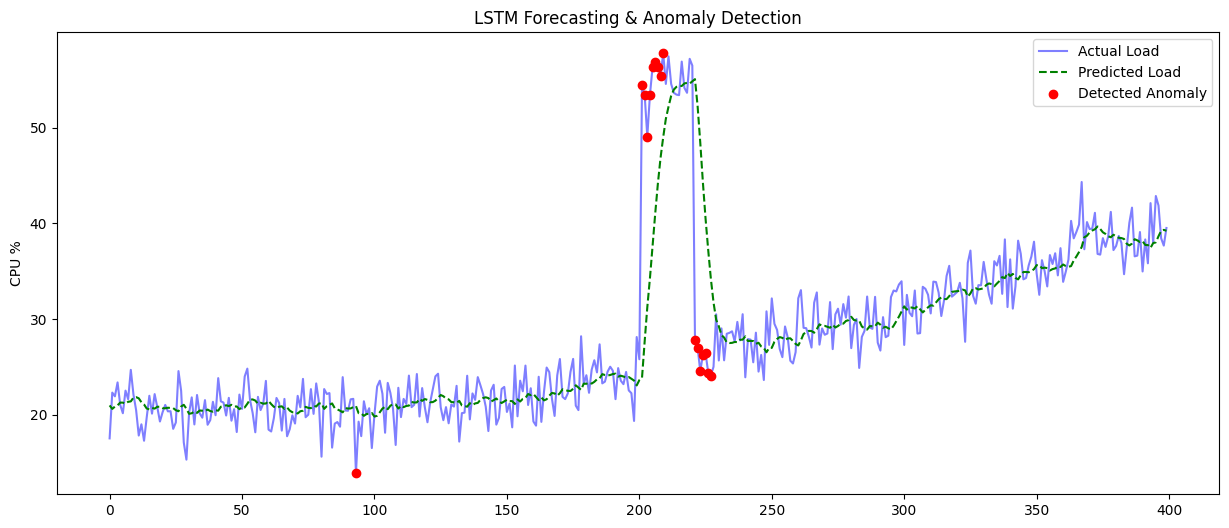
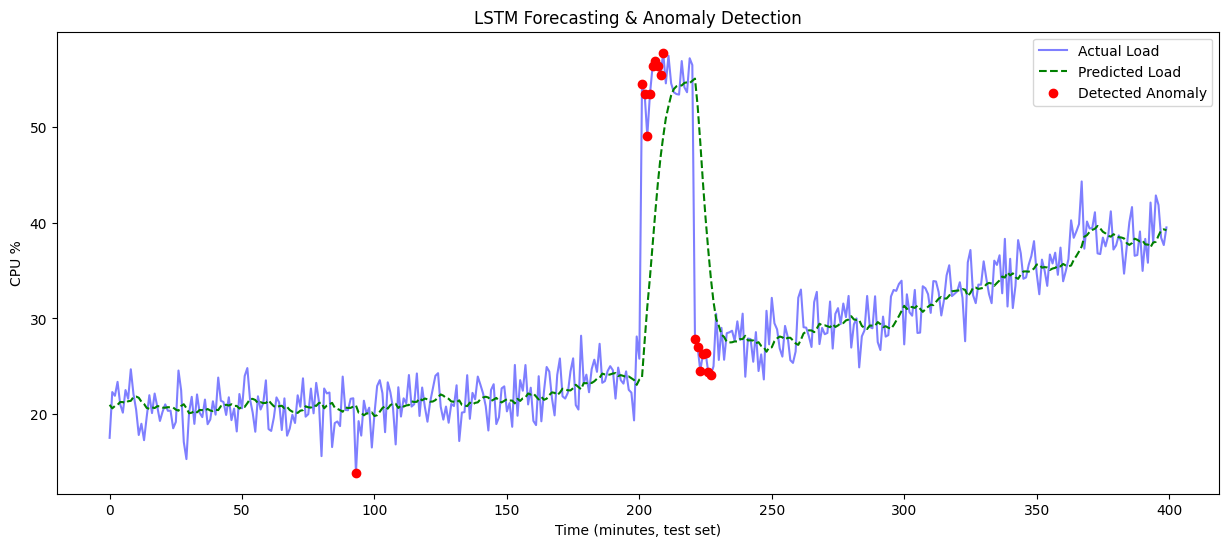
The notebook cell's code change between the first figure and the second:
--- before
+++ after
@@ -24,4 +24,5 @@
 
 plt.title("LSTM Forecasting & Anomaly Detection")
+plt.xlabel("Time (minutes, test set)")
 plt.ylabel("CPU %")
 plt.legend()

Commit: docs: add context and expected outcomes across notebooks